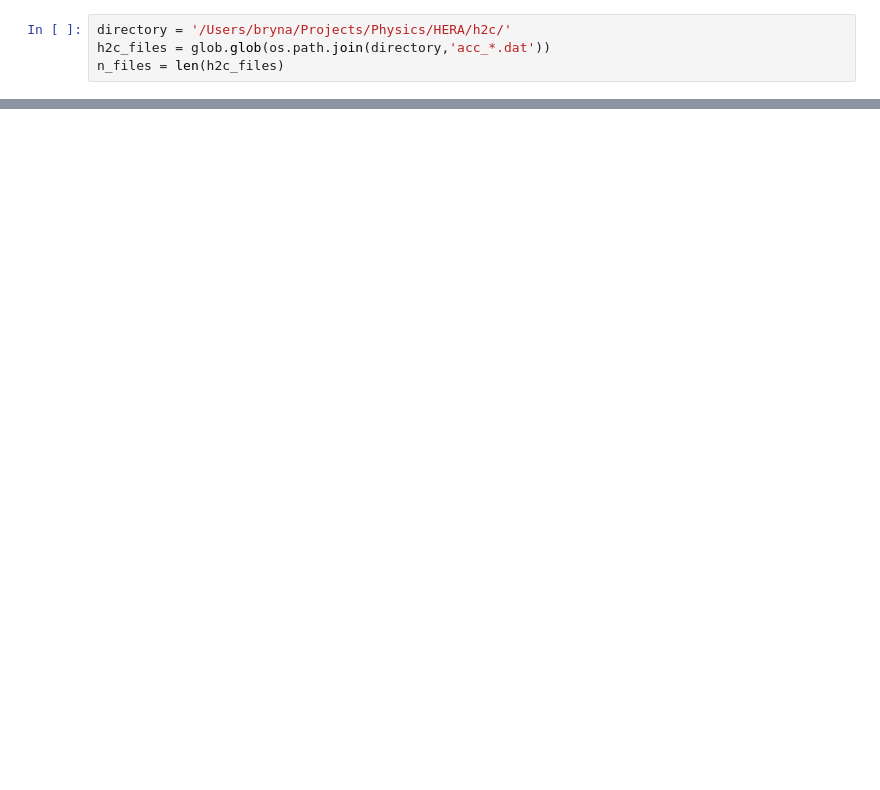
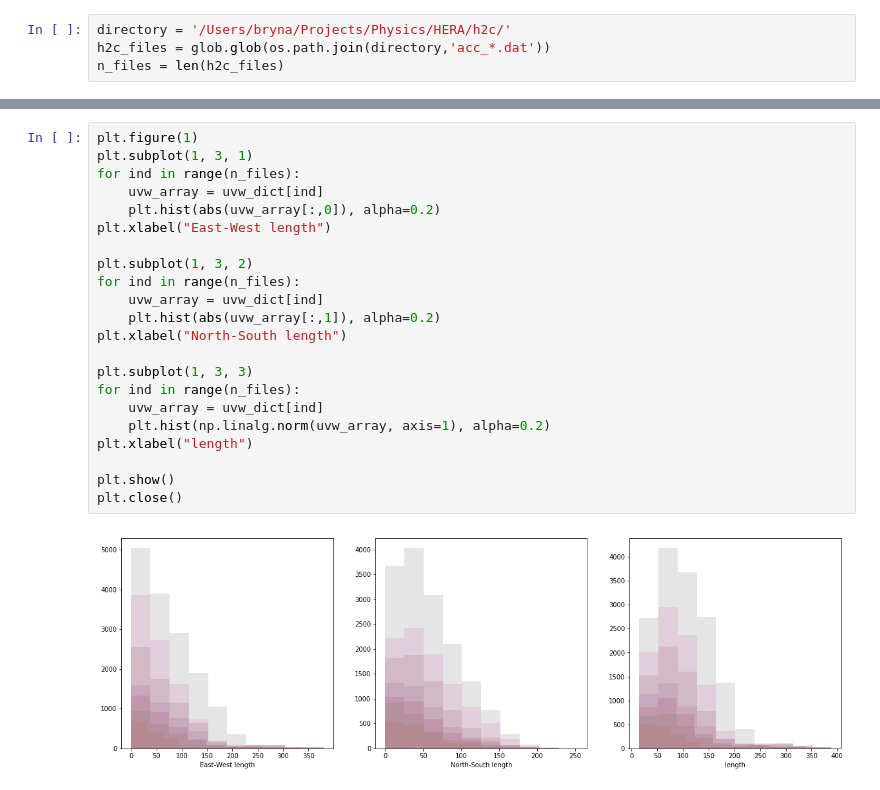
Before and after one commit to bhazelton/random_stuff, a Jupyter notebook: jupyter_notebooks/h2c_stats.ipynb, the cells around one changed output, grey strips where cells are left out. Drawn from its saved outputs; the diff is of its cells as text; blank space fills up the shorter version.

```diff
--- a/jupyter_notebooks/h2c_stats.ipynb
+++ b/jupyter_notebooks/h2c_stats.ipynb
@@ -107,0 +144,24 @@ plt.show()
+# %%
+plt.figure(1)
+plt.subplot(1, 3, 1)
+for ind in range(n_files):
+    uvw_array = uvw_dict[ind]
+    plt.hist(abs(uvw_array[:,0]), alpha=0.2)
+plt.xlabel("East-West length")
+
+plt.subplot(1, 3, 2)
+for ind in range(n_files):
+    uvw_array = uvw_dict[ind]
+    plt.hist(abs(uvw_array[:,1]), alpha=0.2)
+plt.xlabel("North-South length")
+
+plt.subplot(1, 3, 3)
+for ind in range(n_files):
+    uvw_array = uvw_dict[ind]
+    plt.hist(np.linalg.norm(uvw_array, axis=1), alpha=0.2)
+plt.xlabel("length")
+
+plt.show()
+plt.close()
+# %% [output]
+[figure, added]
```
Also changed, not shown: parts of 13 cells of this notebook.
